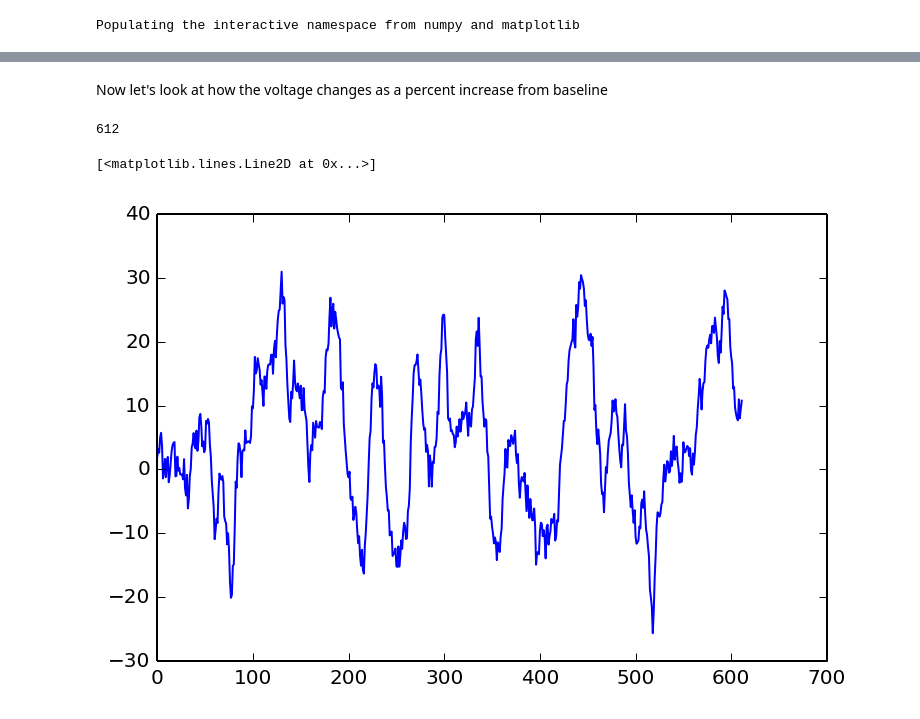
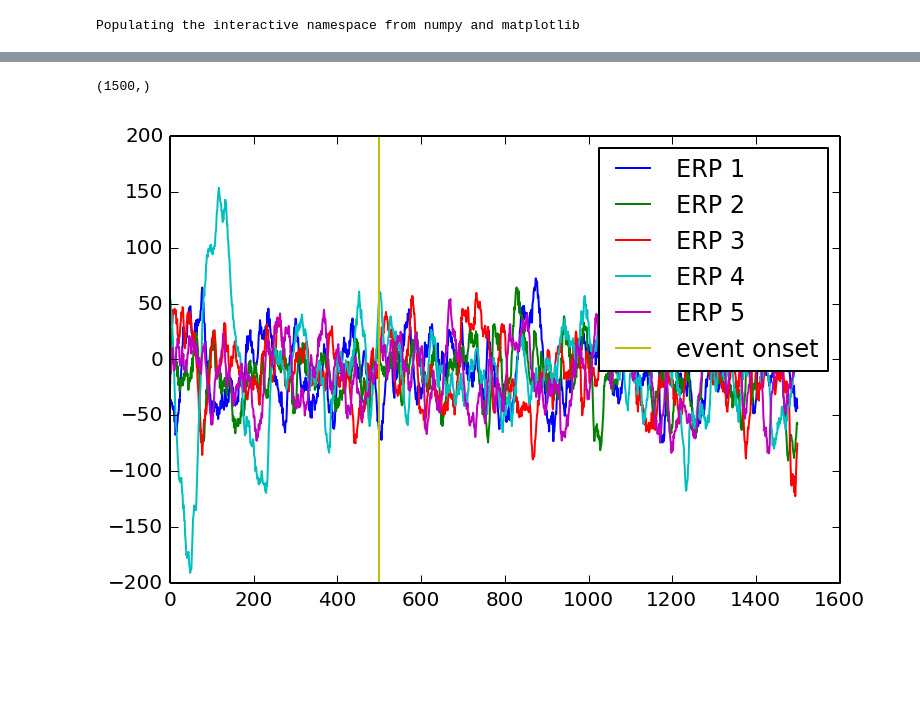
Before and after one commit to voytekresearch/Tutorials, a Jupyter notebook: Event Related Potential Tutorial.ipynb, the cells around one changed output, grey strips where cells are left out. Cells and saved outputs as stored; diff of their text form; code cells hidden in the pictures; blank space fills up the shorter version.

```diff
--- a/Event Related Potential Tutorial.ipynb
+++ b/Event Related Potential Tutorial.ipynb
@@ -167,13 +84,13 @@ plot(adjusted_ERP_mean, color ='r')
-# %% [markdown]
-Now let's look at how the voltage changes as a percent increase from baseline
-# %%
-for x in range(size(event_inds)):
-    ERP_prcMat[x]=[y - base_means[x] for y in ERP_mat[x]]
-print size(ERP_prcMat[1])
-ERP_prc = np.squeeze(np.mean(ERP_prcMat,0))
-
-plot(ERP_prc)
-# %% [output]
-612
-[<matplotlib.lines.Line2D at 0x...>]
-[figure, removed]
+# %%
+#Let's look at ERP's of 5 events next to eachother
+
+for event in range(len(event_inds)):
+    this_ERP = data[event_inds[event]-timewin[0]:event_inds[event] + timewin[1]]
+    plot(this_ERP,label = 'ERP ' +str(event+1))
+
+plot([500,500], [-200, 200],label = 'event onset')
+legend()
+print my_ERP.shape
+# %% [output]
+(1500,)
+[figure, added]
```
Also changed, not shown: parts of 27 cells of this notebook, 4 other files.
